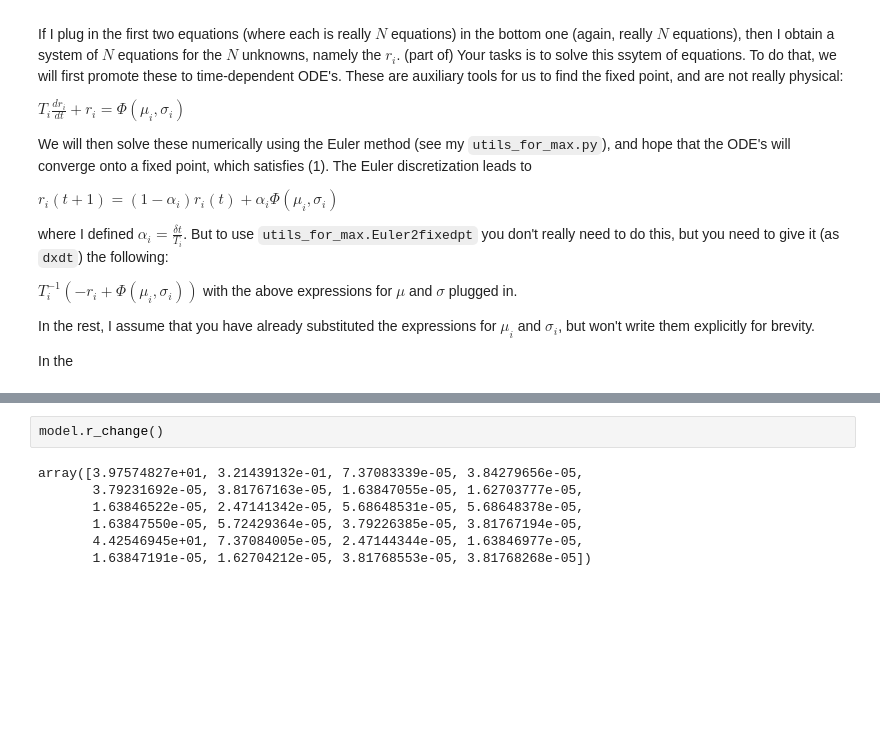
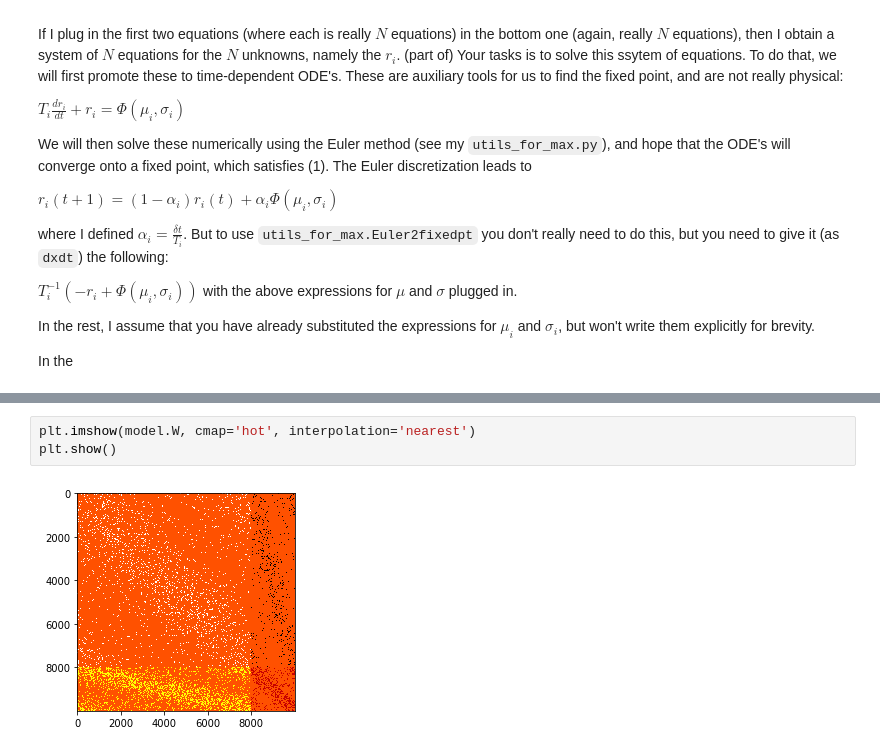
Before and after one commit to mhr36/Neural-Data-Analysis, a Jupyter notebook: main_notebook.ipynb, the cells around one changed output, grey strips where cells are left out. Drawn from its saved outputs; the diff is of its cells as text; blank space fills up the shorter version.

```diff
--- a/main_notebook.ipynb
+++ b/main_notebook.ipynb
@@ -63,11 +64,7 @@ array([3.97574827e+01, 3.21439131e-01, 7.37083332e-05, 3.84279652e-05,
 # %%
-model.r_change()
+plt.imshow(model.W, cmap='hot', interpolation='nearest')
+plt.show()
 # %% [output]
-array([3.97574827e+01, 3.21439132e-01, 7.37083339e-05, 3.84279656e-05,
-       3.79231692e-05, 3.81767163e-05, 1.63847055e-05, 1.62703777e-05,
-       1.63846522e-05, 2.47141342e-05, 5.68648531e-05, 5.68648378e-05,
-       1.63847550e-05, 5.72429364e-05, 3.79226385e-05, 3.81767194e-05,
-       4.42546945e+01, 7.37084005e-05, 2.47144344e-05, 1.63846977e-05,
-       1.63847191e-05, 1.62704212e-05, 3.81768553e-05, 3.81768268e-05])
+[figure, added]
 # %%
 curves = model.get_tuning_curves()
```
Also changed, not shown: parts of 4 cells of this notebook, 2 other files.
